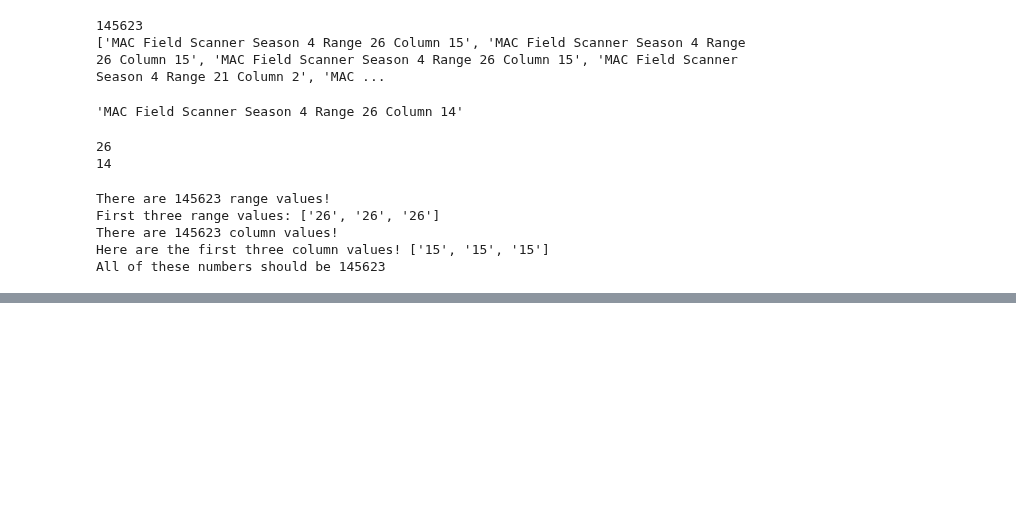
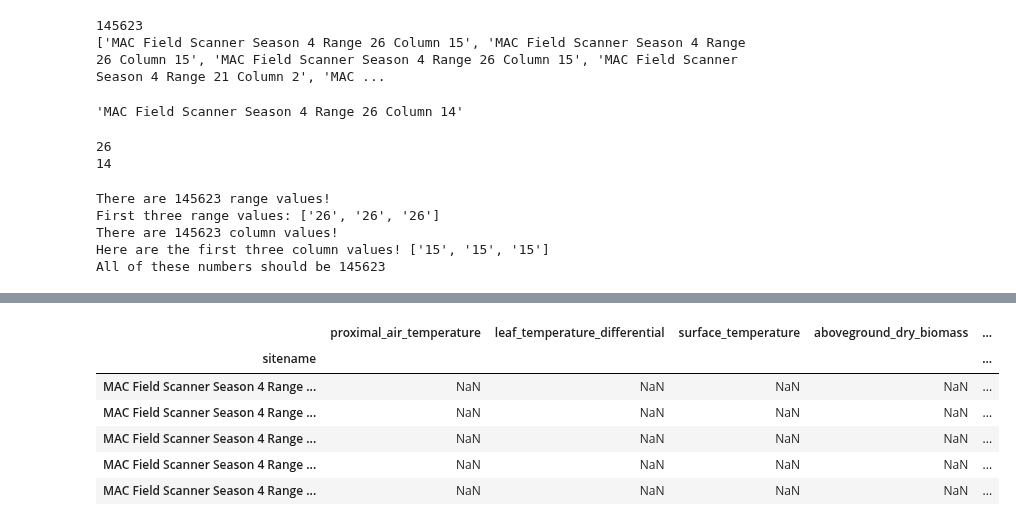
Before and after one commit to genophenoenvo/terraref-datasets, a Jupyter notebook: notebooks/season_4_pheno_table_2.ipynb, the cells around one changed output, grey strips where cells are left out. Cells and saved outputs as stored; diff of their text form; code cells hidden in the pictures; blank space fills up the shorter version.

```diff
--- a/notebooks/season_4_pheno_table_2.ipynb
+++ b/notebooks/season_4_pheno_table_2.ipynb
@@ -396,0 +324,17 @@ sitename_index.to_csv('column_and_range_df.csv')
+# %%
+trait_columns = ['proximal_air_temperature', 'leaf_temperature_differential', 'surface_temperature',
+                'aboveground_dry_biomass', 'seedling_emergence_rate', 'canopy_height',
+                'flag_leaf_emergence_rate', 'flowering_time', 'grain_stage_time', 'canopy_cover',
+                'emergence_count']
+
+empty_df = pd.DataFrame(index=df.index, columns=trait_columns)
+# %%
+empty_df.head()
+# %% [output]
+|  | proximal_air_temperature | leaf_temperature_differential | surface_temperature | aboveground_dry_biomass | ... |
+| sitename |  |  |  |  | ... |
+| MAC Field Scanner Season 4 Range ... | NaN | NaN | NaN | NaN | ... |
+| MAC Field Scanner Season 4 Range ... | NaN | NaN | NaN | NaN | ... |
+| MAC Field Scanner Season 4 Range ... | NaN | NaN | NaN | NaN | ... |
+| MAC Field Scanner Season 4 Range ... | NaN | NaN | NaN | NaN | ... |
+| MAC Field Scanner Season 4 Range ... | NaN | NaN | NaN | NaN | ... |
```
Also changed, not shown: parts of 38 cells of this notebook.
